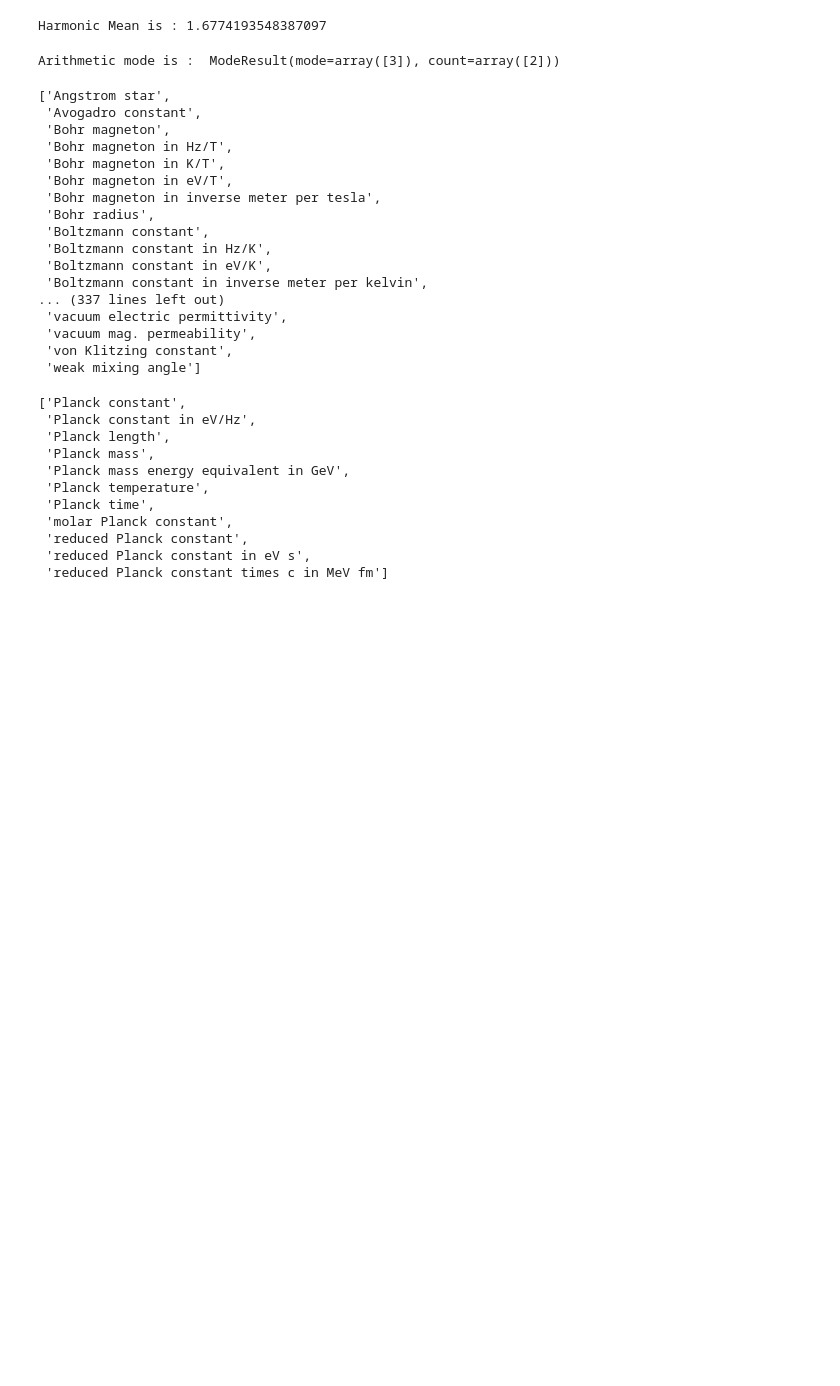
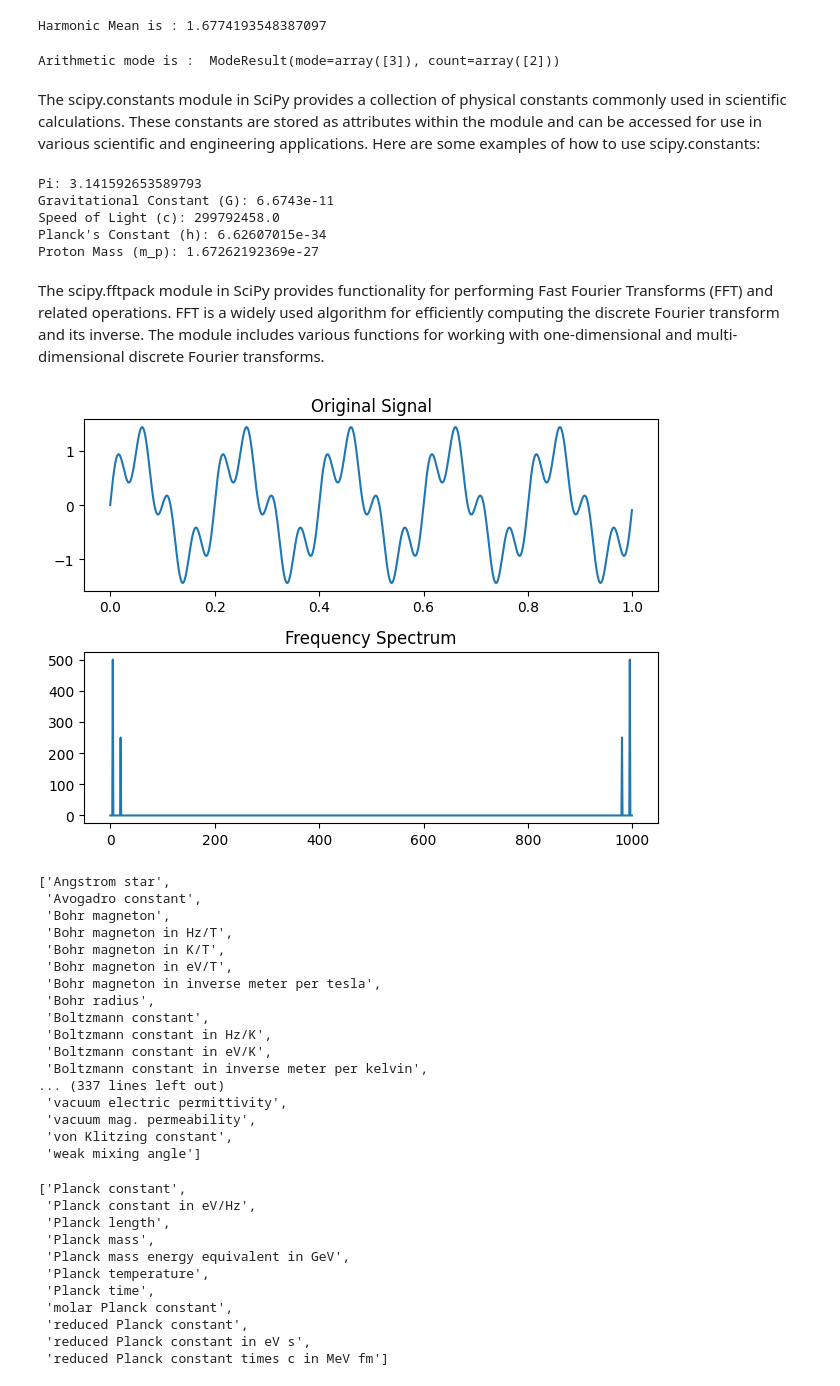
Before and after one commit to urmilapol/urmilapolprojects, a Jupyter notebook: scipy.ipynb, the cells around one changed output. Cells and saved outputs as stored; diff of their text form; code cells hidden in the pictures; blank space fills up the shorter version.

```diff
--- a/scipy.ipynb
+++ b/scipy.ipynb
@@ -287,6 +326,58 @@ arr1 = np.array([1,3,15,11,9,3])
 print("Arithmetic mode is : ",  stats.mode(arr1))
 # %% [output]
 Arithmetic mode is :  ModeResult(mode=array([3]), count=array([2]))
+# %% [markdown]
+The scipy.constants module in SciPy provides a collection of physical constants commonly used in scientific calculations. These constants are stored as attributes within the module and can be accessed for use in various scientific and engineering applications. Here are some examples of how to use scipy.constants:
+# %%
+from scipy.constants import pi, G, c, h, m_p
+
+# Print the value of pi
+print("Pi:", pi)
+
+# Print the gravitational constant (G)
+print("Gravitational Constant (G):", G)
+
+# Print the speed of light (c)
+print("Speed of Light (c):", c)
+
+# Print Planck's constant (h)
+print("Planck's Constant (h):", h)
+
+# Print the proton mass (m_p)
+print("Proton Mass (m_p):", m_p)
+# %% [output]
+Pi: 3.141592653589793
+Gravitational Constant (G): 6.6743e-11
+Speed of Light (c): 299792458.0
+Planck's Constant (h): 6.62607015e-34
+Proton Mass (m_p): 1.67262192369e-27
+# %% [markdown]
+The scipy.fftpack module in SciPy provides functionality for performing Fast Fourier Transforms (FFT) and related operations. FFT is a widely used algorithm for efficiently computing the discrete Fourier transform and its inverse. The module includes various functions for working with one-dimensional and multi-dimensional discrete Fourier transforms.
+# %%
+import numpy as np
+from scipy.fftpack import fft, ifft
+import matplotlib.pyplot as plt
+
+# Generate a signal
+t = np.linspace(0, 1, 1000, endpoint=False)  # 1 second, 1000 samples
+signal = np.sin(2 * np.pi * 5 * t) + 0.5 * np.sin(2 * np.pi * 20 * t)
+
+# Perform FFT
+fft_result = fft(signal)
+
+# Plot the original signal and its frequency spectrum
+plt.subplot(2, 1, 1)
+plt.plot(t, signal)
+plt.title('Original Signal')
+
+plt.subplot(2, 1, 2)
+plt.plot(np.abs(fft_result))
+plt.title('Frequency Spectrum')
+
+plt.tight_layout()
+plt.show()
+# %% [output]
+[figure, added]
 # %%
 scipy.constants.find()
 # %% [output]
```
Also changed, not shown: parts of 9 cells of this notebook.
